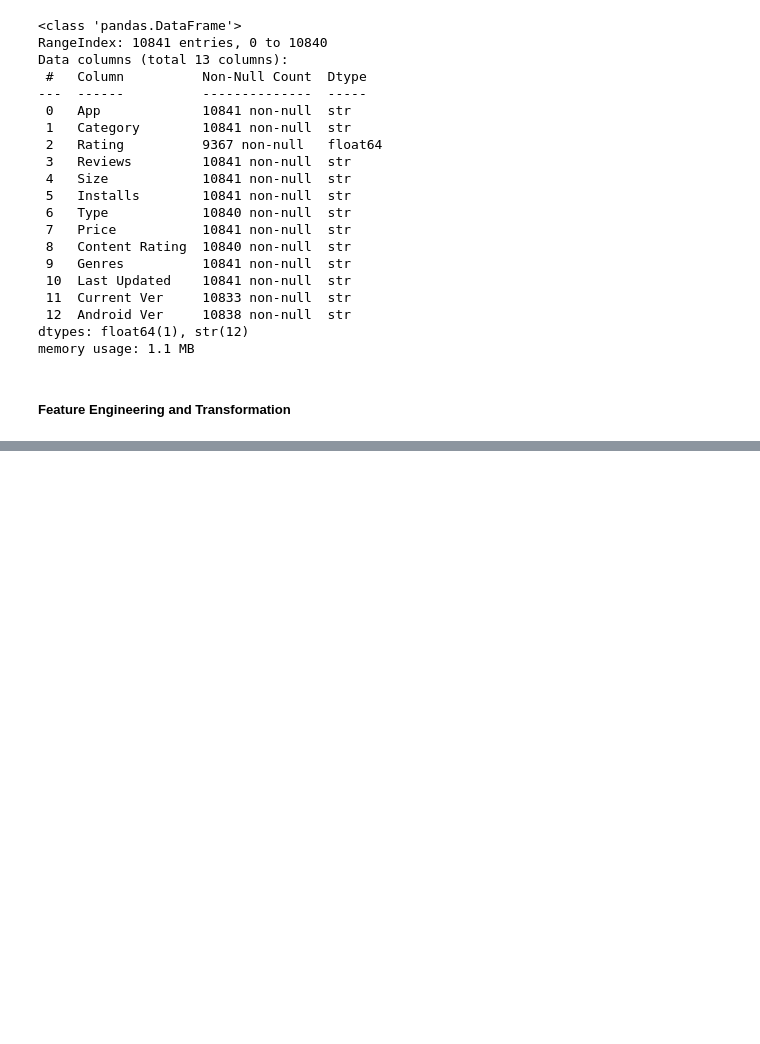
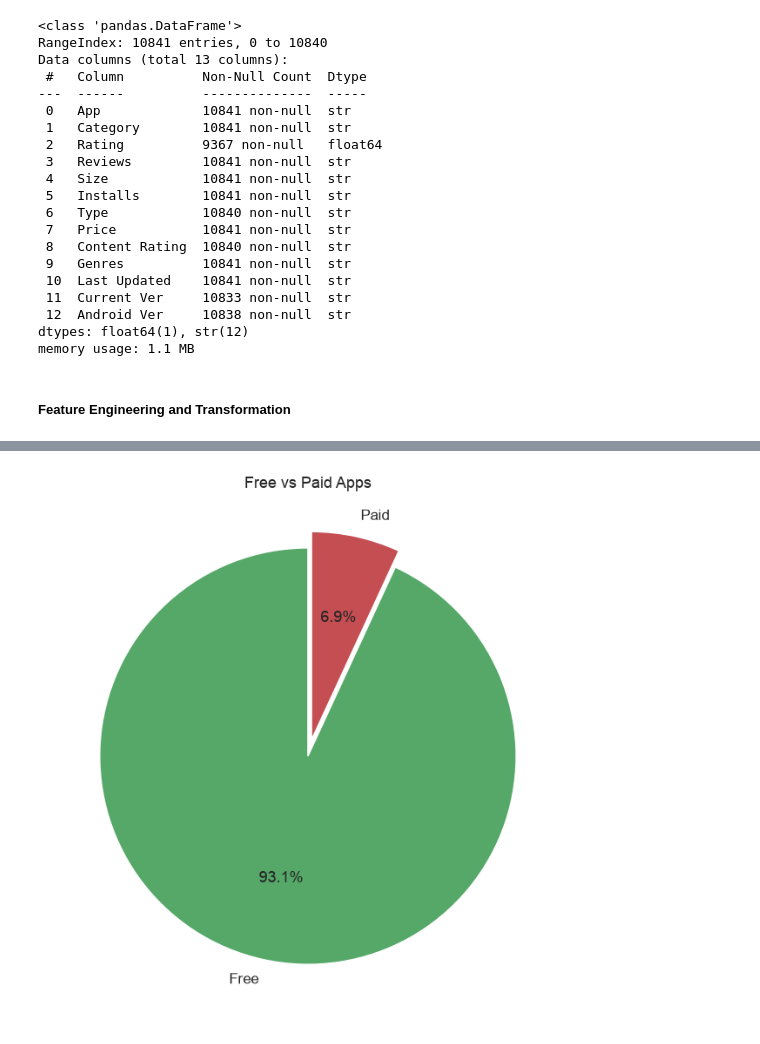
Before and after one commit to dilliram-code/mbust, a Jupyter notebook: Python Final Project/python_final_project.ipynb, the cells around one changed output, grey strips where cells are left out. Cells and saved outputs as stored; diff of their text form; code cells hidden in the pictures; blank space fills up the shorter version.

```diff
--- a/Python Final Project/python_final_project.ipynb
+++ b/Python Final Project/python_final_project.ipynb
@@ -118,0 +189,11 @@ df['Install_Bucket'] = pd.cut(df['Installs'], bins=install_bins, labels=install_
+# %%
+# 4. Free vs Paid count
+plt.figure(figsize=(6,6))
+type_counts = df['Type'].value_counts()
+plt.pie(type_counts.values, labels=type_counts.index, autopct='%1.1f%%',
+        colors=['#55A868','#C44E52'], startangle=90, explode=[0,0.08])
+plt.title('Free vs Paid Apps')
+plt.tight_layout()
+plt.show()
+# %% [output]
+[figure, added]
```
Also changed, not shown: parts of 13 cells of this notebook.
